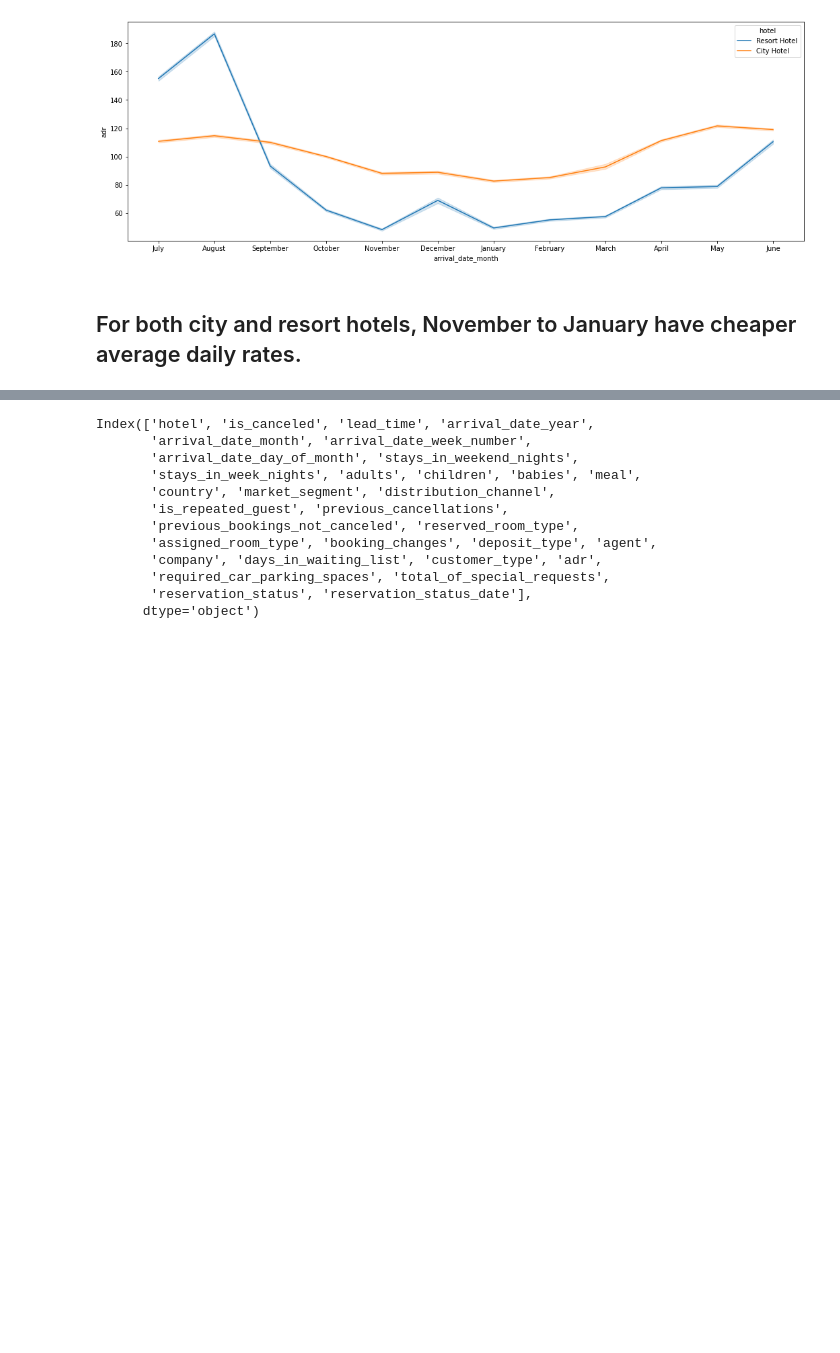
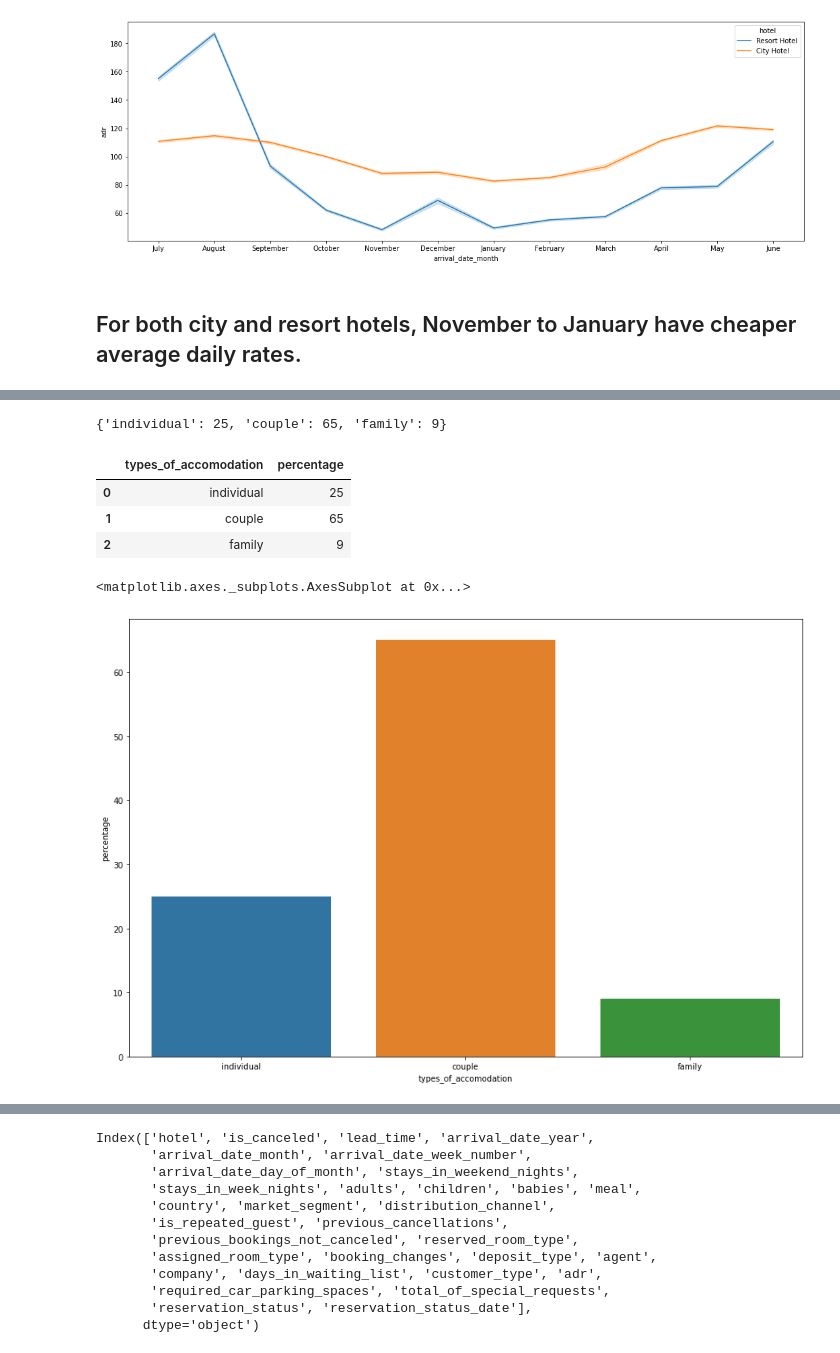
Before and after one commit to Shubhampanaskar/Hotel-Booking-Analysis-Capstone, a Jupyter notebook: Copy_of_Hotel_Booking_Analysis_BY_SHUBHAM_PANASKAR_Capstone_Project.ipynb, the cells around one changed output, grey strips where cells are left out. Cells and saved outputs as stored; diff of their text form; code cells hidden in the pictures; blank space fills up the shorter version.

```diff
--- a/Copy_of_Hotel_Booking_Analysis_BY_SHUBHAM_PANASKAR_Capstone_Project.ipynb
+++ b/Copy_of_Hotel_Booking_Analysis_BY_SHUBHAM_PANASKAR_Capstone_Project.ipynb
@@ -468,0 +490,33 @@ plt.show()
+# %%
+# Shape of dataset containing only not cancelled bookings.
+
+total_count = hotel_df[(hotel_df['is_canceled']==0)].shape[0]
+# %%
+# Calculating the percentage of booking of each type of accomodations.
+
+percentage=[round(len(item)/total_count * 100) for item in [individual,couple,family] ]
+# %%
+types_of_accomodation=['individual','couple','family']
+# %%
+# Dictionary to store types of accomodation and their percentage of bookings.
+
+dict(zip(types_of_accomodation,percentage))
+# %% [output]
+{'individual': 25, 'couple': 65, 'family': 9}
+# %%
+# Creating data frame
+
+data=pd.DataFrame({'types_of_accomodation':types_of_accomodation,'percentage':percentage})
+data
+# %% [output]
+|  | types_of_accomodation | percentage |
+| 0 | individual | 25 |
+| 1 | couple | 65 |
+| 2 | family | 9 |
+# %%
+# Barplot of different types of accomodation
+plt.figure(figsize=(15,10))
+sns.barplot(x='types_of_accomodation',y='percentage',data=data)
+# %% [output]
+<matplotlib.axes._subplots.AxesSubplot at 0x...>
+[figure, added]
```
Also changed, not shown: parts of 8 cells of this notebook.
